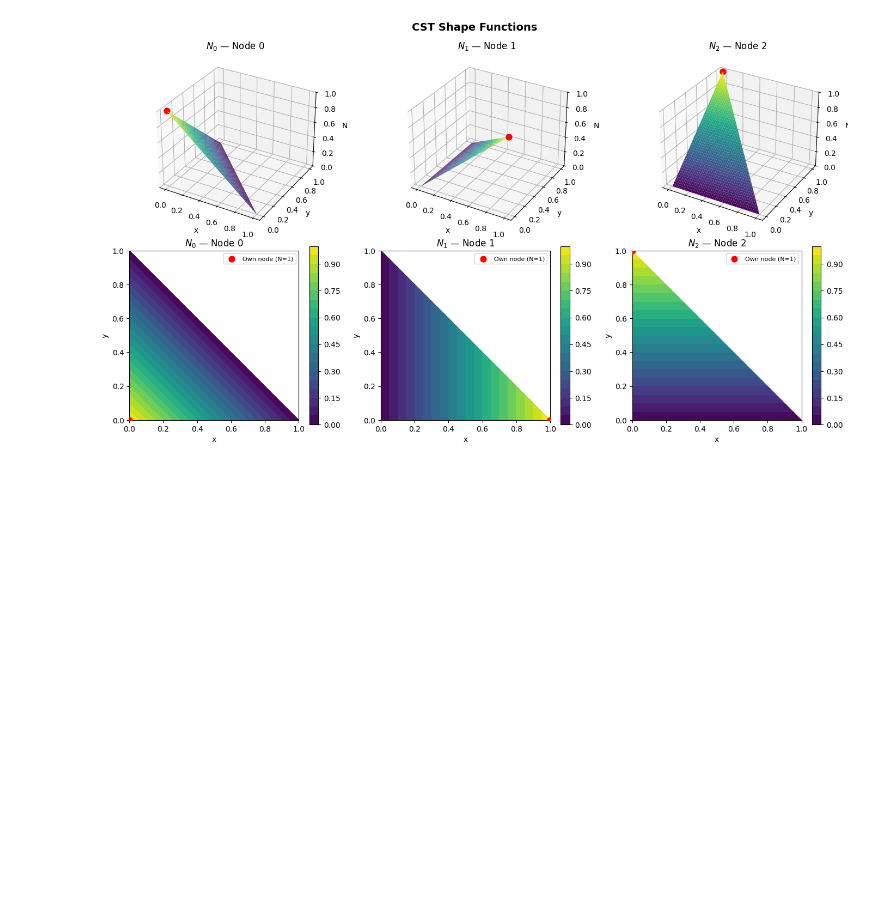
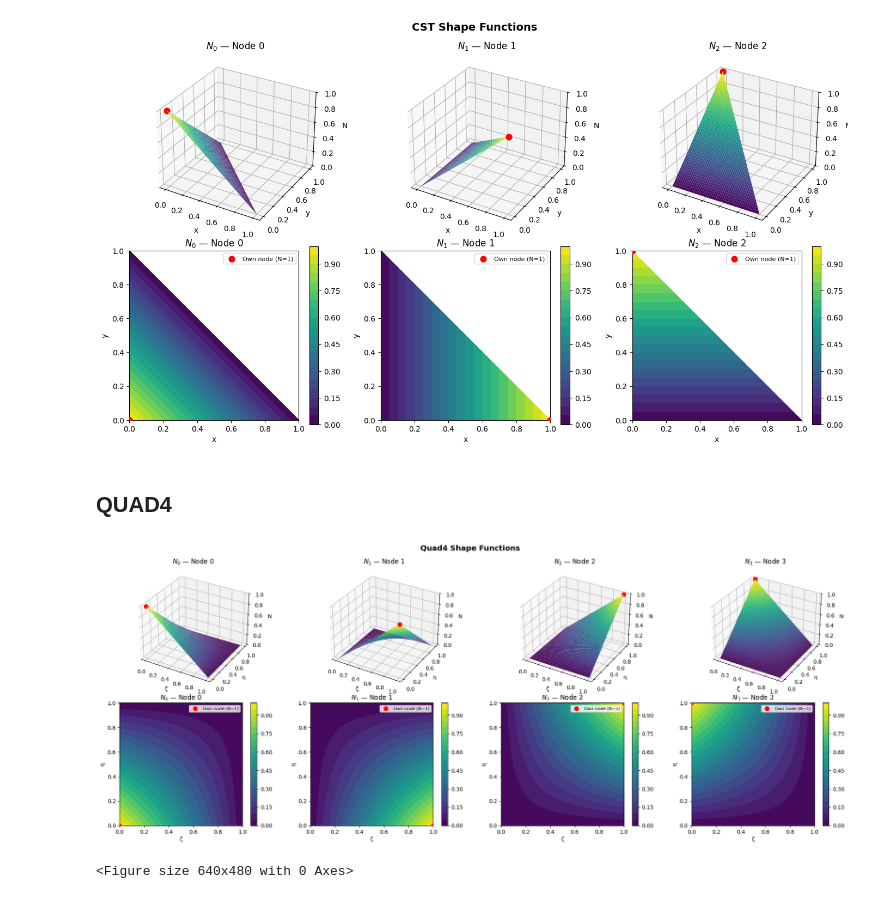
Before and after one commit to ppalacios92/FEM, a Jupyter notebook: examples/shape_functions/basic_elements_N.ipynb, the cells around one changed output. Cells and saved outputs as stored; diff of their text form; code cells hidden in the pictures; blank space fills up the shorter version.

```diff
--- a/examples/shape_functions/basic_elements_N.ipynb
+++ b/examples/shape_functions/basic_elements_N.ipynb
@@ -141,3 +141,68 @@ plt.tight_layout()
 plt.show()
 # %% [output]
 [figure]
+# %% [markdown]
+## QUAD4
+# %%
+import numpy as np
+import matplotlib.pyplot as plt
+
+# Node coordinates (counter-clockwise)
+x0, y0 = -1.0, -1.0
+x1, y1 =  1.0, -1.0
+x2, y2 =  1.0,  1.0
+x3, y3 = -1.0,  1.0
+
+# Grid in natural coordinates (ζ, η)
+n = 400
+zeta = np.linspace(-1, 1, n)
+eta  = np.linspace(-1, 1, n)
+Z, E = np.meshgrid(zeta, eta)
+
+# Cartesian coordinates of the grid (unit square for display)
+X = 0.5 * (Z + 1)
+Y = 0.5 * (E + 1)
+
+# Quad4 shape functions: N_i = (1 ± ζ)(1 ± η) / 4
+N0 = (1 - Z) * (1 - E) / 4    # node 0
+N1 = (1 + Z) * (1 - E) / 4    # node 1
+N2 = (1 + Z) * (1 + E) / 4    # node 2
+N3 = (1 - Z) * (1 + E) / 4    # node 3
+
+shapes = [N0, N1, N2, N3]
+labels = ['$N_0$ — Node 0', '$N_1$ — Node 1', '$N_2$ — Node 2', '$N_3$ — Node 3']
+nodes  = [(0, 0), (1, 0), (1, 1), (0, 1)]
+
+fig = plt.figure(figsize=(20, 8))
+for i in range(4):
+    # 3D view
+    ax3d = fig.add_subplot(2, 4, i + 1, projection='3d')
+    ax3d.plot_surface(X, Y, shapes[i], cmap='viridis')
+    ax3d.scatter(*nodes[i], 1.0, color='red', s=60, zorder=5)
+    ax3d.set_title(labels[i])
+    ax3d.set_xlabel('ζ')
+    ax3d.set_ylabel('η')
+    ax3d.set_zlabel('N')
+    ax3d.set_zlim(0, 1)
+    # Plan view
+    ax2d = fig.add_subplot(2, 4, i + 5)
+    cp = ax2d.contourf(X, Y, shapes[i], levels=20, cmap='viridis', vmin=0, vmax=1)
+    plt.colorbar(cp, ax=ax2d)
+    ax2d.scatter(*nodes[i], color='red', s=60, zorder=5, label='Own node (N=1)')
+    ax2d.set_title(labels[i])
+    ax2d.set_xlabel('ζ')
+    ax2d.set_ylabel('η')
+    ax2d.set_aspect('equal')
+    ax2d.legend(fontsize=8)
+
+fig.suptitle('Quad4 Shape Functions', fontsize=14, fontweight='bold')
+plt.tight_layout()
+plt.show()
+
+
+fig.suptitle('LST Shape Functions', fontsize=14, fontweight='bold')
+plt.tight_layout()
+plt.show()
+# %% [output]
+[figure, added]
+<Figure size 640x480 with 0 Axes>
```
Also changed, not shown: parts of 4 cells of this notebook, 16 other files.
